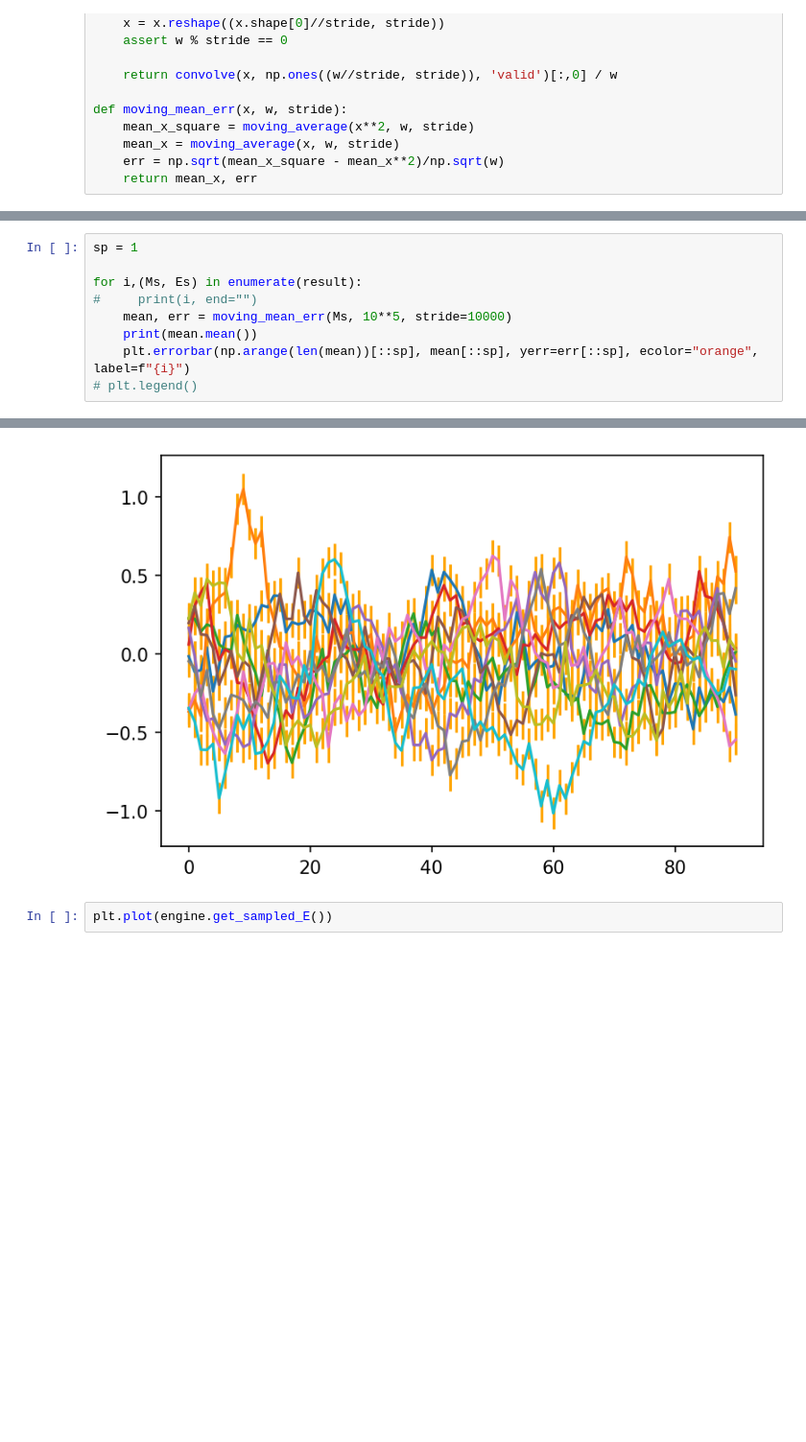
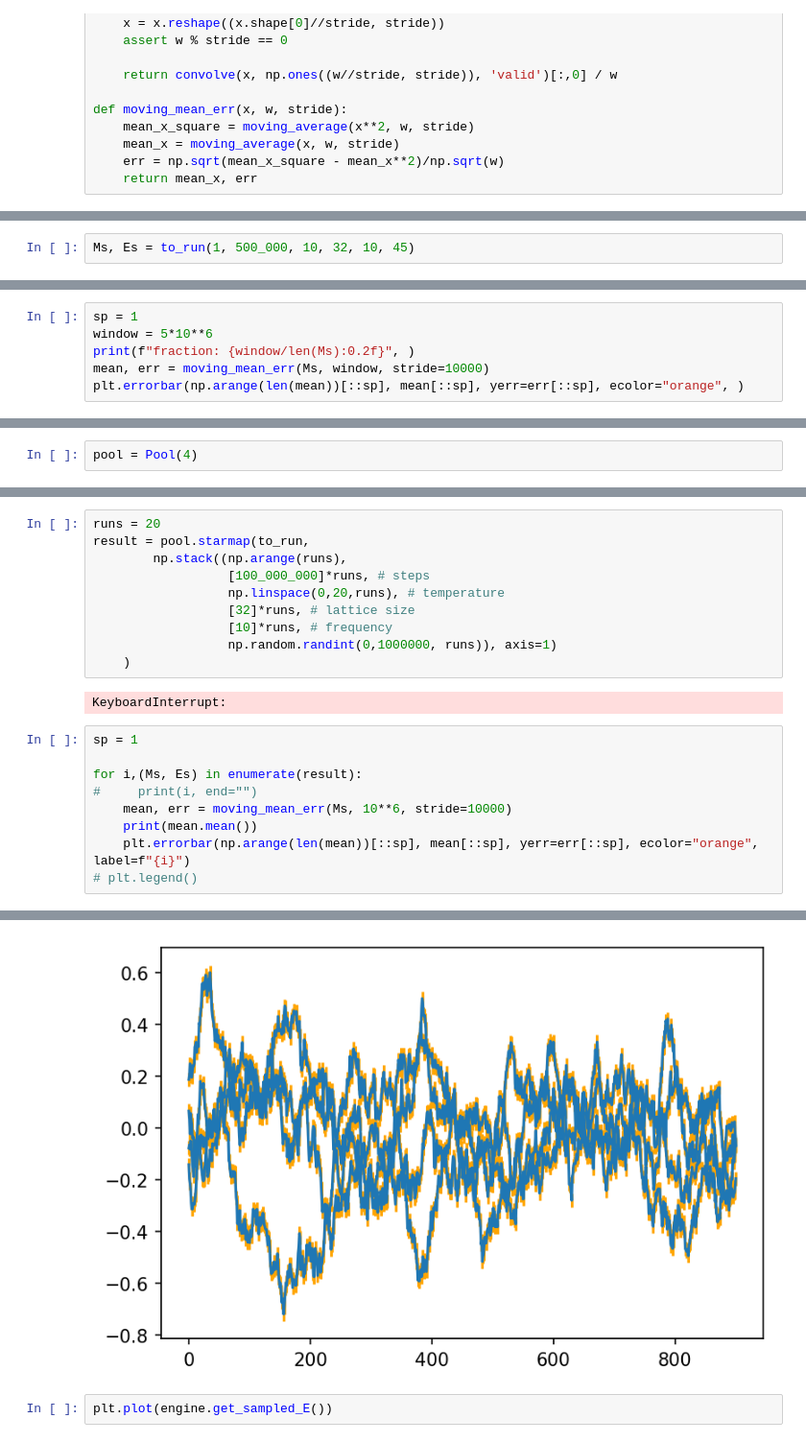
Before and after one commit to ashmat98/ising-model, a Jupyter notebook: python/test.ipynb, the cells around one changed output, grey strips where cells are left out. Shown: that part at 96% size. Saved outputs shown, nothing was run; the diff lists cells and outputs as text; blank space fills up the shorter version.

```diff
--- a/python/test.ipynb
+++ b/python/test.ipynb
@@ -39,0 +46,2 @@ def moving_mean_err(x, w, stride):
+# %%
+Ms, Es = to_run(1, 500_000, 10, 32, 10, 45)
@@ -39,0 +59,6 @@ def moving_mean_err(x, w, stride):
+# %%
+sp = 1
+window = 5*10**6
+print(f"fraction: {window/len(Ms):0.2f}", )
+mean, err = moving_mean_err(Ms, window, stride=10000)
+plt.errorbar(np.arange(len(mean))[::sp], mean[::sp], yerr=err[::sp], ecolor="orange", )
@@ -39,0 +69,2 @@ def moving_mean_err(x, w, stride):
+# %%
+pool = Pool(4)
@@ -40,9 +76,21 @@ def moving_mean_err(x, w, stride):
+# %%
+runs = 20
+result = pool.starmap(to_run,
+        np.stack((np.arange(runs),
+                  [100_000_000]*runs, # steps
+                  np.linspace(0,20,runs), # temperature
+                  [32]*runs, # lattice size
+                  [10]*runs, # frequency
+                  np.random.randint(0,1000000, runs)), axis=1)
+    )
+# %% [output]
+KeyboardInterrupt:
 # %%
 sp = 1
 
 for i,(Ms, Es) in enumerate(result):
 #     print(i, end="")
-    mean, err = moving_mean_err(Ms, 10**5, stride=10000)
+    mean, err = moving_mean_err(Ms, 10**6, stride=10000)
     print(mean.mean())
     plt.errorbar(np.arange(len(mean))[::sp], mean[::sp], yerr=err[::sp], ecolor="orange", label=f"{i}")
 # plt.legend()
@@ -60,4 +102,4 @@ for i,(Ms, Es) in enumerate(result):
-[figure, old version]
+[figure, new version]
 # %%
 plt.plot(engine.get_sampled_E())
 # %% [output]
```
Also changed, not shown: parts of 9 cells of this notebook, 1 other file.
